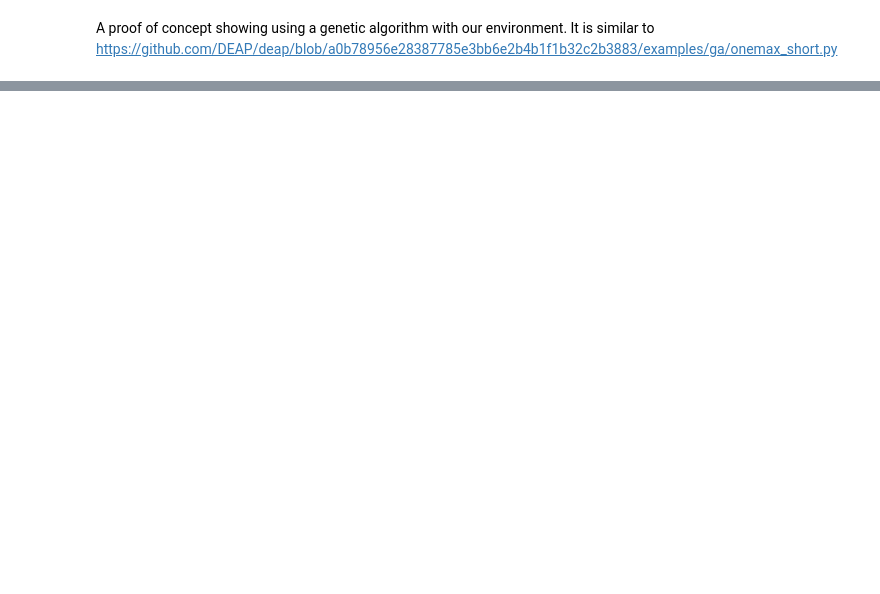
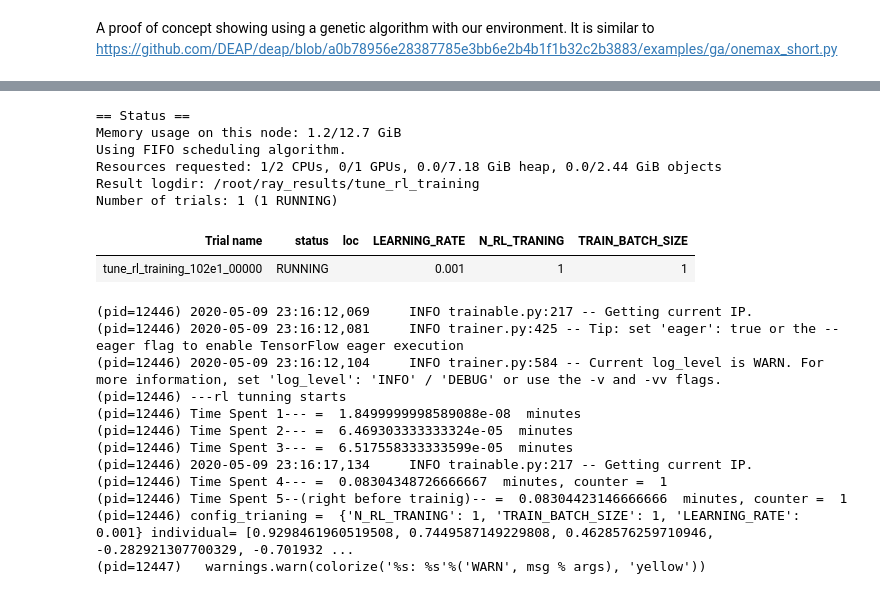
Before and after one commit to platers/meta-transfer-learning, a Jupyter notebook: genetic.ipynb, the cells around one changed output, grey strips where cells are left out. Drawn from its saved outputs; the diff is of its cells as text; code cells hidden in the pictures; blank space fills up the shorter version.

Commit message:
add code for tunning, with bug

```diff
--- a/genetic.ipynb
+++ b/genetic.ipynb
@@ -79,6 +110,6 @@ TUNING_EVOLUTION = False
 # %%
 ray.shutdown()
-ray.init()
+ray.init(webui_host='127.0.0.1') #Use this line to fix the error indicated in: https://github.com/ray-project/ray/issues/7084#issuecomment-584505519
 n_agents = 3
 n_var = 2
 training_envs = [
@@ -86,18 +117,18 @@ training_envs = [
     'n_agents': n_agents,
     'n_vars': n_var,
     'true_reward_weights': [1, 0],
-    'max_step_count': config_evolution["MAX_STEP_COUNT"],
+    'max_step_count': CONFIG_TRAINING["MAX_STEP_COUNT"],
 }),
 (SimpleEnv, {
     'n_agents': n_agents,
     'n_vars': n_var,
     'true_reward_weights': [0, 1],
-    'max_step_count': config_evolution["MAX_STEP_COUNT"],
+    'max_step_count': CONFIG_TRAINING["MAX_STEP_COUNT"],
 })]
 test_env = (SimpleEnv, {
     'n_agents': n_agents,
     'n_vars': n_var,
     'true_reward_weights': [1, 1],
-    'max_step_count': config_evolution["MAX_STEP_COUNT"],
+    'max_step_count': CONFIG_TRAINING["MAX_STEP_COUNT"],
 })
 # %% [output]
@@ -119,7 +150,7 @@ def get_optimal_action(reward_weights, env_config):
 
 # If we do not want to optimize RL but just want to optimize reward function using Evolution function
 # then here we just do the "optimal action" suggested by the generated reward function
-def evaluate_individual_env_optimal_act(individual, environment_fn, env_config):
+def evaluate_individual_env_optimal_act(individual, environment_fn, env_config, config_trianing):
     env_config['reward_weights'] = np.array([individual for i in range(n_agents)])
     env = environment_fn(config=env_config)
 
@@ -212,19 +311,20 @@ if EVAL_METHOD == "RL":
 else:
     evaluate_individual_env = evaluate_individual_env_optimal_act
 
-def evaluate_individual(individual):
+def evaluate_individual(individual, config_trianing = CONFIG_TRAINING):
     """Runs all environments.
   returns the average true reward over all environments as the fitness.
   """
 
     all_fitness = []
     for env, config in training_envs:
-        all_fitness.append(evaluate_individual_env(individual, env, config))
+        all_fitness.append(evaluate_individual_env(individual, env, config, config_trianing))
     fitness_comb = np.min(all_fitness)
     return (fitness_comb, )
 # %%
 #function that tunes the reward function
-def train_reward_function(config):
+def train_reward_function(config_trianing):
+
   creator.create('FitnessMax', base.Fitness, weights=(1.0, ))
   creator.create('Individual', array.array, typecode='d',
                 fitness=creator.FitnessMax)
@@ -243,7 +343,7 @@ def train_reward_function(config):
   toolbox.register('select', tools.selTournament, tournsize=3)
 
   # pop is a list individual reward function's weights
-  pop = toolbox.population(n=config["POPULATION_SIZE"])
+  pop = toolbox.population(n=config_trianing["POPULATION_SIZE"])
   # the 10 best individual reward function (could even befround the first round)
   hof = tools.HallOfFame(10)
 
@@ -254,26 +354,46 @@ def train_reward_function(config):
   stats.register('max', np.max)
 
 
-  pop, log = algorithms.eaSimple(pop, toolbox, cxpb=0.5, mutpb=0.2, ngen=config["N_GEN"],
+
+
+  pop, log = algorithms.eaSimple(pop, toolbox, cxpb=0.5, mutpb=0.2, ngen=config_trianing["N_GEN"],
                                     stats=stats, halloffame=hof, verbose=True)
   best_individual = hof[0]
   print(best_individual)
-  test_reward = evaluate_individual_env(best_individual, test_env[0], test_env[1])
+  test_reward = evaluate_individual_env(best_individual, test_env[0], test_env[1], config_trianing)
   print("---test_reward:", test_reward)
-  if TUNING_EVOLUTION:
+  if TUNNING == "EV":
     tune.track.log(mean_accuracy=test_reward)
 
-if TUNING_EVOLUTION:
-  #configurations
+def tune_rl_training(config_trianing):
+  print("---rl tunning starts")
+  all_score = []
+  for individual in INDIVIDUAL:
+    all_score.append(evaluate_individual(individual, config_trianing)[0])
+  tune.track.log(mean_accuracy=sum(all_score)/len(all_score))
+
+
+if TUNNING == "EV":
   analysis = tune.run(
       train_reward_function, config={
           "N_GEN": tune.grid_search(list(range(1, 20, 5))),
           "POPULATION_SIZE": tune.grid_search(list(range(1, 20, 5)))
+          # "N_GEN": tune.grid_search([1]),
+          # "POPULATION_SIZE": tune.grid_search([1])
           })
   #print best config
   print("Best config: ", analysis.get_best_config(metric="mean_accuracy"))
-else:
-  train_reward_function(config_evolution)
+elif TUNNING == "RL":
+  analysis = tune.run(
+      tune_rl_training, config={
+        "N_RL_TRANING": tune.grid_search([1]),
+        "TRAIN_BATCH_SIZE": tune.grid_search([1]),
+        "LEARNING_RATE": tune.grid_search([0.001])
+      })
+  print("Best config: ", analysis.get_best_config(metric="mean_accuracy"))
+elif TUNNING == "OFF":
+  train_reward_function(CONFIG_TRAINING)
+
 
 
 # print ('pop', pop)
@@ -290,0 +402,20 @@ Individual('d', [0.0, 0.0, 1.0, 1.0, 1.0, 1.0])
+== Status ==
+Memory usage on this node: 1.2/12.7 GiB
+Using FIFO scheduling algorithm.
+Resources requested: 1/2 CPUs, 0/1 GPUs, 0.0/7.18 GiB heap, 0.0/2.44 GiB objects
+Result logdir: /root/ray_results/tune_rl_training
+Number of trials: 1 (1 RUNNING)
+| Trial name | status | loc | LEARNING_RATE | N_RL_TRANING | TRAIN_BATCH_SIZE |
+| tune_rl_training_102e1_00000 | RUNNING |  | 0.001 | 1 | 1 |
+(pid=12446) 2020-05-09 23:16:12,069     INFO trainable.py:217 -- Getting current IP.
+(pid=12446) 2020-05-09 23:16:12,081     INFO trainer.py:425 -- Tip: set 'eager': true or the --eager flag to enable TensorFlow eager execution
+(pid=12446) 2020-05-09 23:16:12,104     INFO trainer.py:584 -- Current log_level is WARN. For more information, set 'log_level': 'INFO' / 'DEBUG' or use the -v and -vv flags.
+(pid=12446) ---rl tunning starts
+(pid=12446) Time Spent 1--- =  1.8499999998589088e-08  minutes
+(pid=12446) Time Spent 2--- =  6.469303333333324e-05  minutes
+(pid=12446) Time Spent 3--- =  6.517558333333599e-05  minutes
+(pid=12446) 2020-05-09 23:16:17,134     INFO trainable.py:217 -- Getting current IP.
+(pid=12446) Time Spent 4--- =  0.08304348726666667  minutes, counter =  1
+(pid=12446) Time Spent 5--(right before trainig)-- =  0.08304423146666666  minutes, counter =  1
+(pid=12446) config_trianing =  {'N_RL_TRANING': 1, 'TRAIN_BATCH_SIZE': 1, 'LEARNING_RATE': 0.001} individual= [0.9298461960519508, 0.7449587149229808, 0.4628576259710946, -0.282921307700329, -0.701932 ...
+(pid=12447)   warnings.warn(colorize('%s: %s'%('WARN', msg % args), 'yellow'))
```
Also changed, not shown: parts of 7 cells of this notebook, 1 other file.
